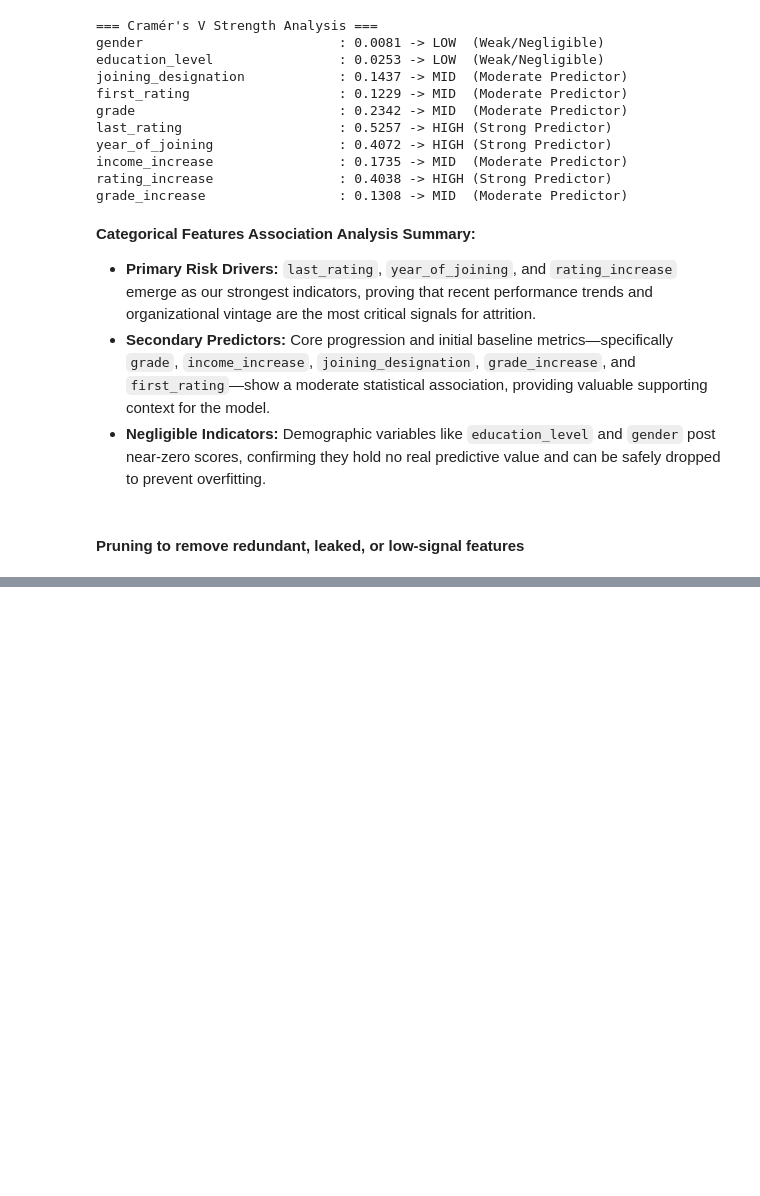
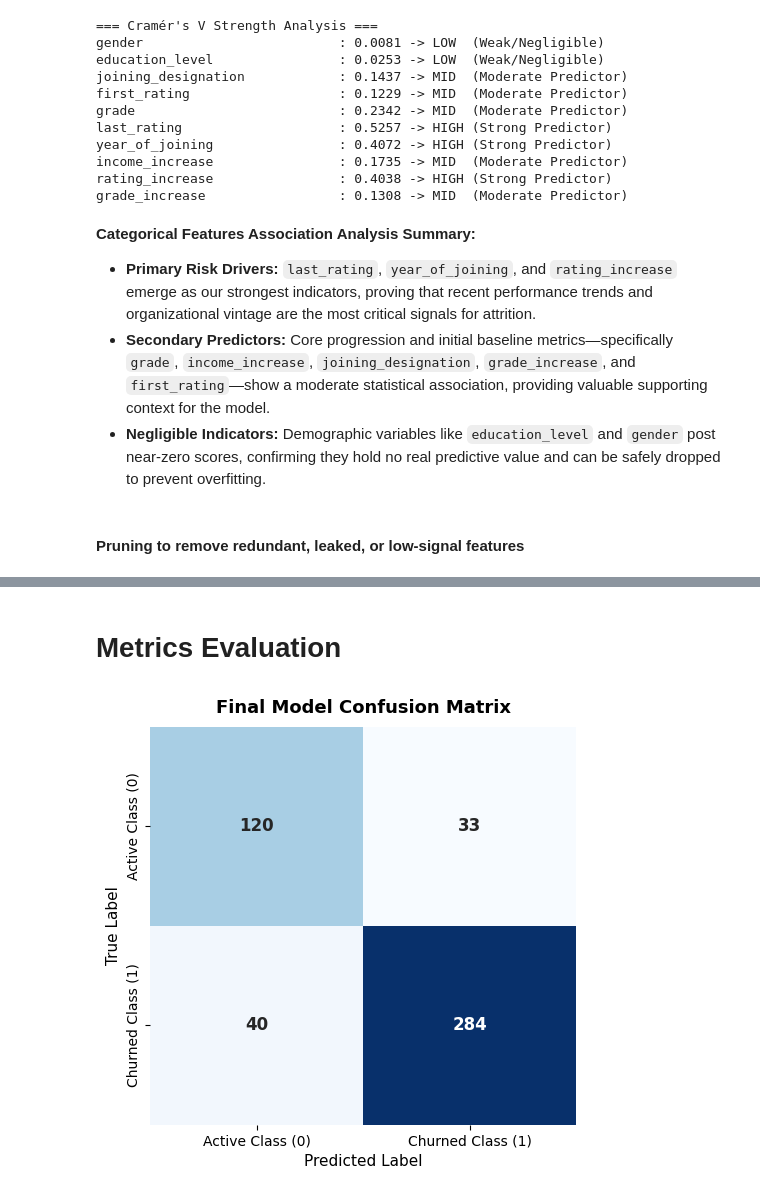
Before and after one commit to samrat-rm/Brain-Cache, a Jupyter notebook: Business_case_study/OLA_Drivers_Ensemble.ipynb, the cells around one changed output, grey strips where cells are left out. Drawn from its saved outputs; the diff is of its cells as text; code cells hidden in the pictures; blank space fills up the shorter version.

```diff
--- a/Business_case_study/OLA_Drivers_Ensemble.ipynb
+++ b/Business_case_study/OLA_Drivers_Ensemble.ipynb
@@ -823,0 +1096,18 @@ Start A1+A2 now. Write the loop yourself; paste plots + your observations and I'
+# %%
+from sklearn.model_selection import RandomizedSearchCV
+
+xgb_param_dist = {
+    'model__n_estimators': [100, 200, 300],
+    'model__learning_rate': [0.01, 0.05, 0.1, 0.2],
+    'model__max_depth': [3, 5, 7, 9],
+    'model__min_child_weight': [1, 3, 5, 7],
+    'model__subsample': [0.6, 0.8, 1.0],
+    'model__colsample_bytree': [0.6, 0.8, 1.0]
+}
+
+xgb_random_search = RandomizedSearchCV(
+    estimator=xgb_clf, param_distributions=xgb_param_dist, n_iter=15, cv=skf_xgb,
+    scoring='roc_auc', random_state=42,n_jobs=-1, return_train_score=True
+)
+
+xgb_random_search.fit(X_train, y_train.astype(int))
@@ -823,0 +1256,41 @@ Start A1+A2 now. Write the loop yourself; paste plots + your observations and I'
+# %% [markdown]
+# Metrics Evaluation
+# %%
+from sklearn.metrics import classification_report, confusion_matrix, roc_auc_score
+
+target_label_names = ['Active Class (0)', 'Churned Class (1)']
+
+# train the final model
+variant_a_pipe.fit(X_train, y_train.astype(int))
+
+y_pred = variant_a_pipe.predict(X_test)
+y_pred_proba = variant_a_pipe.predict_proba(X_test)[:, 1]
+
+report_dict = classification_report(y_test.astype(int), y_pred, target_names=target_label_names, output_dict=True)
+
+report_df = pd.DataFrame(report_dict).transpose().round(4)
+
+global_metrics = pd.DataFrame({
+    "Metrics" : ['Test Accuarcy', 'Test ROC-AUC'],
+    "Values" : [report_dict['accuracy'], roc_auc_score(y_test.astype(int), y_pred_proba)]
+}).set_index("Metrics")
+
+plt.figure(figsize=(5, 5))
+cm = confusion_matrix(y_test.astype(int), y_pred)
+sns.heatmap(
+    cm,
+    annot=True,
+    fmt="d",
+    cmap="Blues",
+    cbar=False,
+    xticklabels=target_label_names,
+    yticklabels=target_label_names,
+    annot_kws={"size": 12, "weight": "bold"},
+)
+plt.title("Final Model Confusion Matrix", fontsize=13, weight="bold", pad=10)
+plt.xlabel("Predicted Label", fontsize=11)
+plt.ylabel("True Label", fontsize=11)
+plt.tight_layout()
+plt.show()
+# %% [output]
+[figure, added]
```
Also changed, not shown: parts of 70 cells of this notebook.
